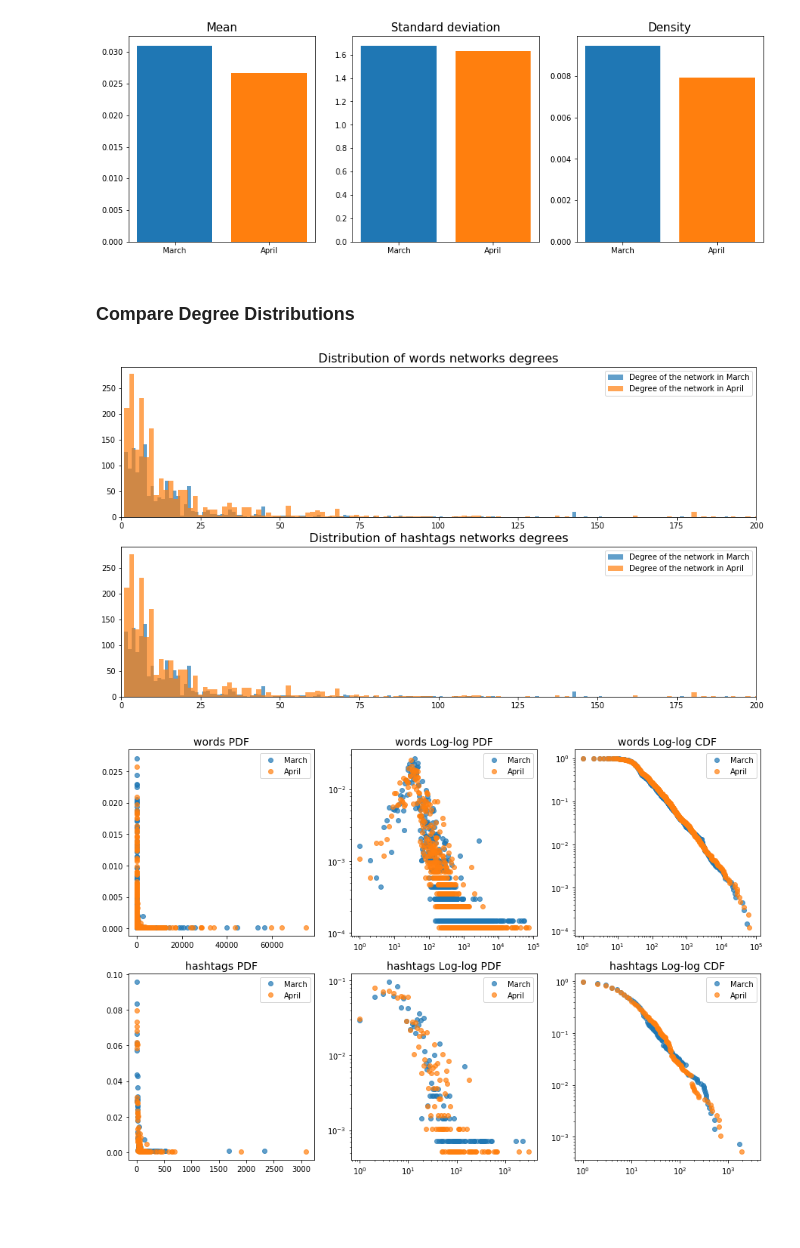
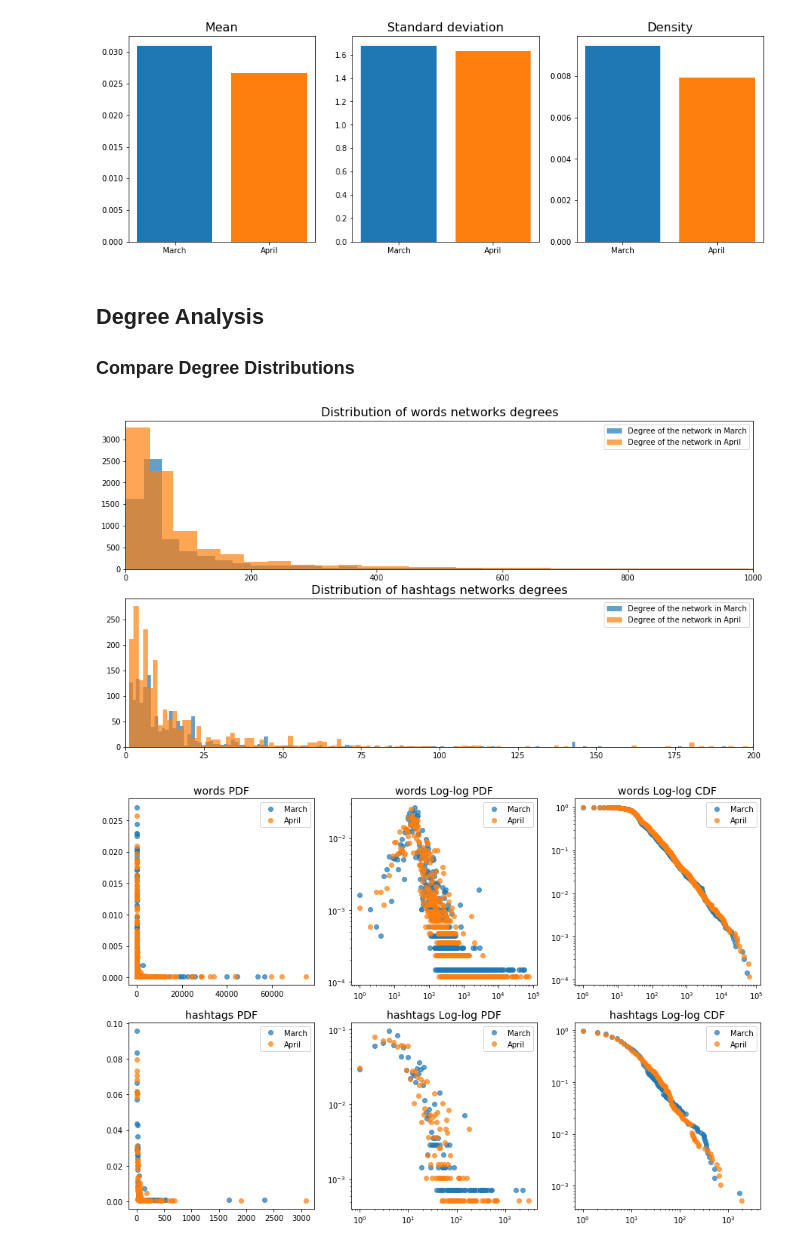
Before and after one commit to Mmiglio/ClimateAction, a Jupyter notebook: Untitled.ipynb, the cells around one changed output. Cells and saved outputs as stored; diff of their text form; code cells hidden in the pictures; blank space fills up the shorter version.

```diff
--- a/Untitled.ipynb
+++ b/Untitled.ipynb
@@ -223,11 +227,11 @@ _ = plt.show()
 for period in networks.keys():
     # Loop trough network types
     for net_type in stats[period].keys():
-        degree_list = stats[period][net_type]['adj_matrix'].flatten()
+        weight_list = stats[period][net_type]['adj_matrix'].flatten()
         # Compute mean, standard deviation and density of degree distribution
-        stats[period][net_type]["degree_mean"] = degree_list.mean()
-        stats[period][net_type]["degree_std"] = degree_list.std()
-        stats[period][net_type]["degree_density"] = np.minimum(degree_list, np.ones(len(degree_list))).mean()
+        stats[period][net_type]["weight_mean"] = weight_list.mean()
+        stats[period][net_type]["weight_std"] = weight_list.std()
+        stats[period][net_type]["edge_density"] = np.minimum(weight_list, np.ones(len(weight_list))).mean()
 # %%
 # Show summary statistics graphically
 fig, axs = plt.subplots(1, 3, figsize=(15, 5))
@@ -239,39 +243,42 @@ _ = axs[2].set_title('Density',fontsize=16)
 
 # Print scores for either pre and post
 for period in networks.keys():
-    _ = axs[0].bar(period, stats[period][net_type]["degree_mean"])
-    _ = axs[1].bar(period, stats[period][net_type]["degree_std"])
-    _ = axs[2].bar(period, stats[period][net_type]["degree_density"])
+    _ = axs[0].bar(period, stats[period][net_type]["weight_mean"])
+    _ = axs[1].bar(period, stats[period][net_type]["weight_std"])
+    _ = axs[2].bar(period, stats[period][net_type]["edge_density"])
 
     # Make plot
 _ = plt.show()
 # %% [output]
 [figure]
 # %% [markdown]
+## Degree Analysis
 ### Compare Degree Distributions
 # %%
 # Compare degrees graphically
 
 fig, axs = plt.subplots(2, 1, figsize=(15, 8))
 
 # Loops over network types
 for i, net_type in enumerate(["words", "hashtags"]):
     # Set subplots title
     _ = axs[i].set_title('Distribution of {} networks degrees'.format(net_type), fontsize=16)
 
     # Loops over periods
     for period in networks:
-        _ = axs[i].hist(networks[period]["hashtags"].get_degree(), bins=2000, alpha=0.7)
+        _ = axs[i].hist(networks[period][net_type].get_degree(), bins=2000, alpha=0.7)
 
-    # Set x axis limit
-    _ = axs[i].set_xlim(0, 200)
     # Set legend
     _ = axs[i].legend(['Degree of the network in '+period for period in networks])
 
+# Manually set x axis limit
+_ = axs[0].set_xlim(0, 1000)
+_ = axs[1].set_xlim(0, 200)
+
 #_ = plt.savefig('images/analysis/degree_hist.png')
 _ = plt.show()
 # %% [output]
-[figure, old version]
+[figure, new version]
 # %%
 # Define function for plotting degree analysis
 
```
Also changed, not shown: parts of 7 cells of this notebook.
